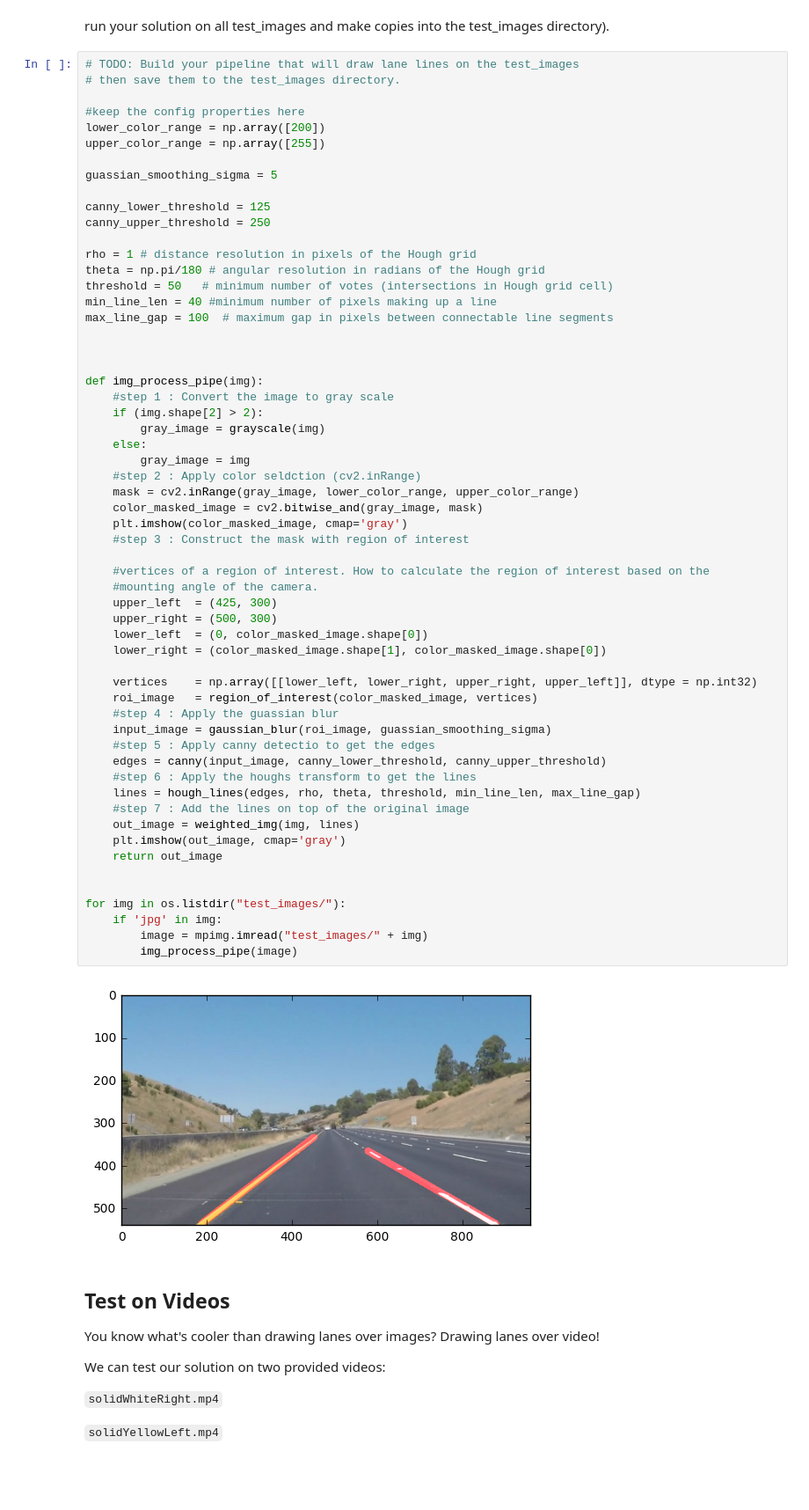
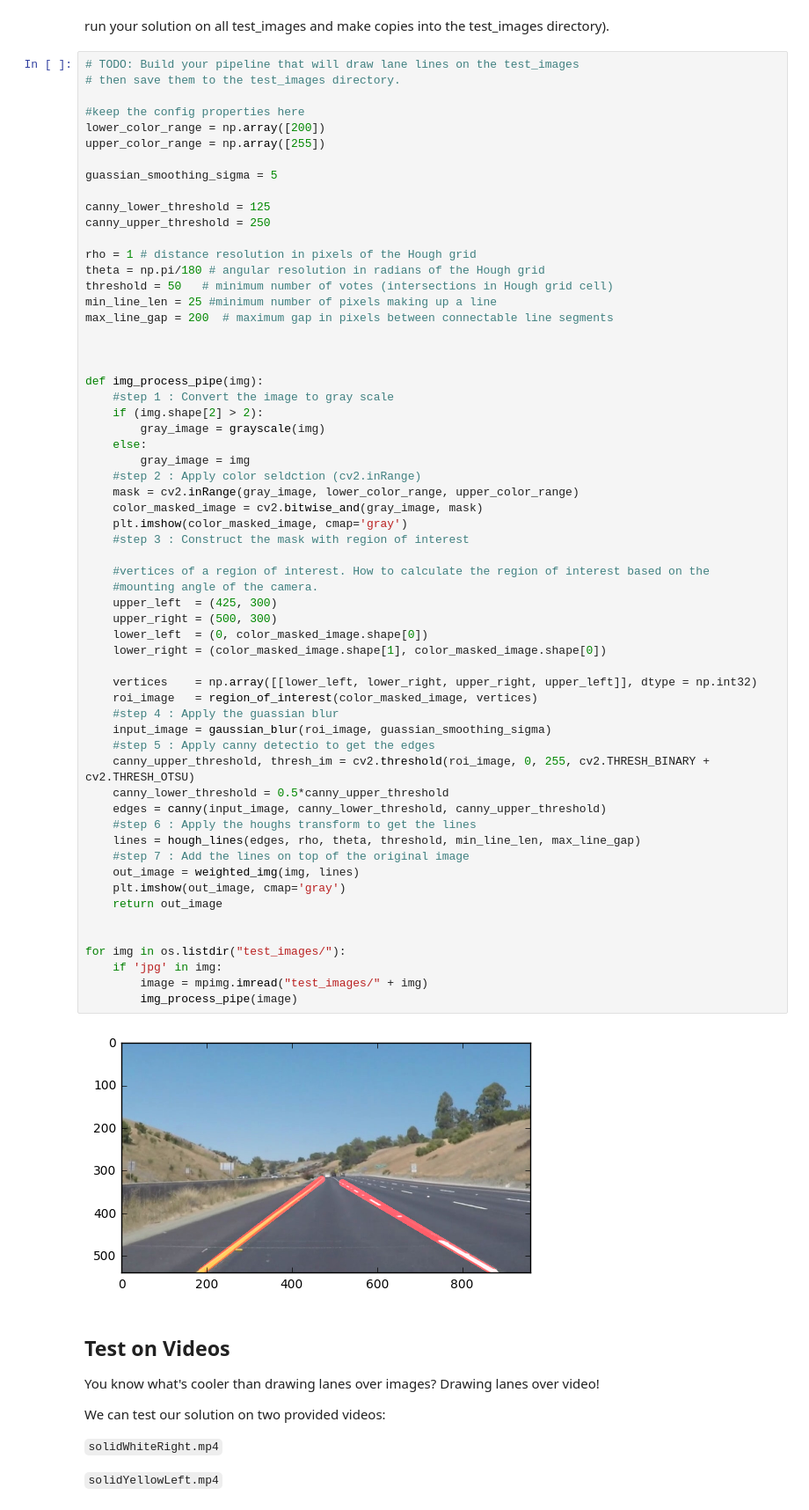
Before and after one commit to anageswa/finding_lane_lines_project1, a Jupyter notebook: P1.ipynb, the cells around one changed output. Shown at 88% size. Drawn from its saved outputs; the diff is of its cells as text; blank space fills up the shorter version.

Commit message:
Added the shortcomings of an algorithm.
Tuned the Hough Params to extend the line length.

```diff
--- a/P1.ipynb
+++ b/P1.ipynb
@@ -256,8 +256,8 @@ canny_upper_threshold = 250
 rho = 1 # distance resolution in pixels of the Hough grid
 theta = np.pi/180 # angular resolution in radians of the Hough grid
 threshold = 50   # minimum number of votes (intersections in Hough grid cell)
-min_line_len = 40 #minimum number of pixels making up a line
-max_line_gap = 100  # maximum gap in pixels between connectable line segments
+min_line_len = 25 #minimum number of pixels making up a line
+max_line_gap = 200  # maximum gap in pixels between connectable line segments
 
 
 
@@ -272,34 +272,36 @@ def img_process_pipe(img):
     color_masked_image = cv2.bitwise_and(gray_image, mask)
     plt.imshow(color_masked_image, cmap='gray')
     #step 3 : Construct the mask with region of interest
 
     #vertices of a region of interest. How to calculate the region of interest based on the
     #mounting angle of the camera.
     upper_left  = (425, 300)
     upper_right = (500, 300)
     lower_left  = (0, color_masked_image.shape[0])
     lower_right = (color_masked_image.shape[1], color_masked_image.shape[0])
 
     vertices    = np.array([[lower_left, lower_right, upper_right, upper_left]], dtype = np.int32)
     roi_image   = region_of_interest(color_masked_image, vertices)
     #step 4 : Apply the guassian blur
     input_image = gaussian_blur(roi_image, guassian_smoothing_sigma)
     #step 5 : Apply canny detectio to get the edges
+    canny_upper_threshold, thresh_im = cv2.threshold(roi_image, 0, 255, cv2.THRESH_BINARY + cv2.THRESH_OTSU)
+    canny_lower_threshold = 0.5*canny_upper_threshold
     edges = canny(input_image, canny_lower_threshold, canny_upper_threshold)
     #step 6 : Apply the houghs transform to get the lines
     lines = hough_lines(edges, rho, theta, threshold, min_line_len, max_line_gap)
     #step 7 : Add the lines on top of the original image
     out_image = weighted_img(img, lines)
     plt.imshow(out_image, cmap='gray')
     return out_image
 
 
 for img in os.listdir("test_images/"):
     if 'jpg' in img:
         image = mpimg.imread("test_images/" + img)
         img_process_pipe(image)
 # %% [output]
-[figure, old version]
+[figure, new version]
 # %% [markdown]
 ## Test on Videos
 
```
Also changed, not shown: parts of 6 cells of this notebook.
